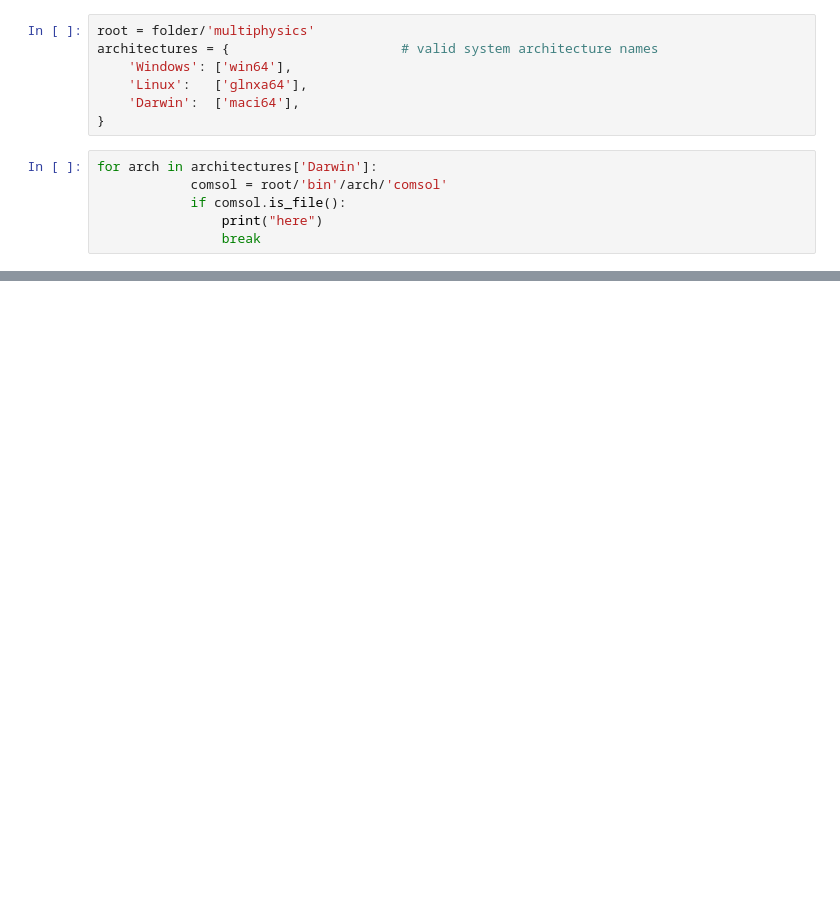
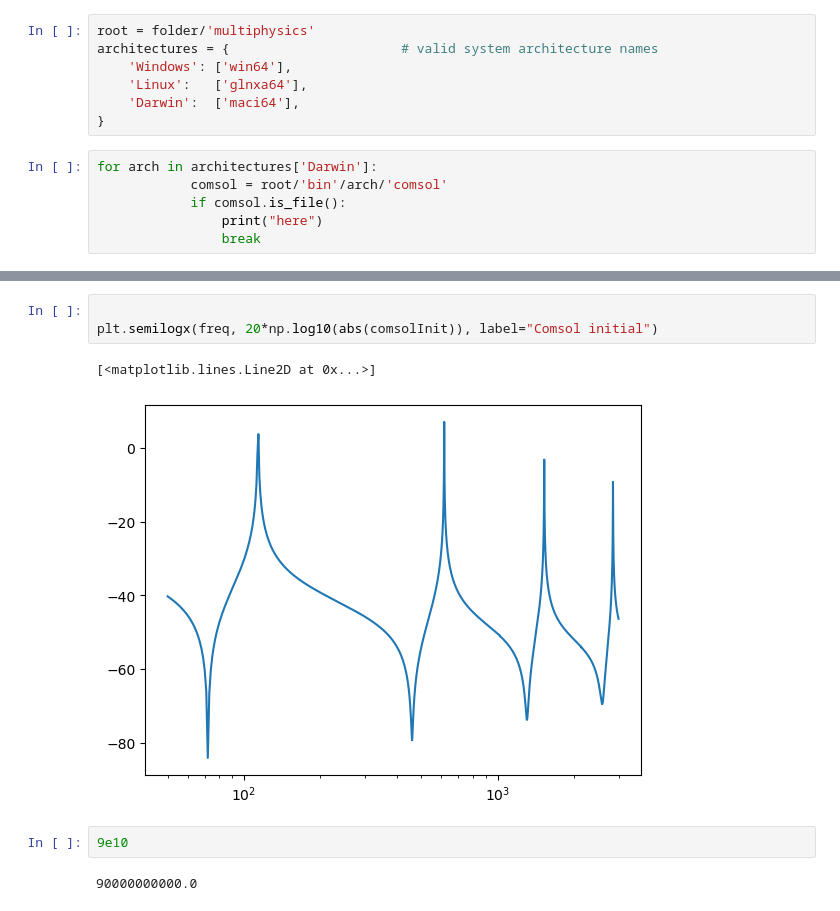
Before and after one commit to taboleiro/BayesianVibrationsModeling, a Jupyter notebook: comsol.ipynb, the cells around one changed output, grey strips where cells are left out. Saved outputs shown, nothing was run; the diff lists cells and outputs as text; blank space fills up the shorter version.

```diff
--- a/comsol.ipynb
+++ b/comsol.ipynb
@@ -136,0 +204,10 @@ array(['10', '20', '30', '40', '50', '60', '70', '80', '90', '100', '110',
+# %%
+
+plt.semilogx(freq, 20*np.log10(abs(comsolInit)), label="Comsol initial")
+# %% [output]
+[<matplotlib.lines.Line2D at 0x...>]
+[figure, added]
+# %%
+9e10
+# %% [output]
+90000000000.0
```
Also changed, not shown: parts of 20 cells of this notebook, 5 other files.
